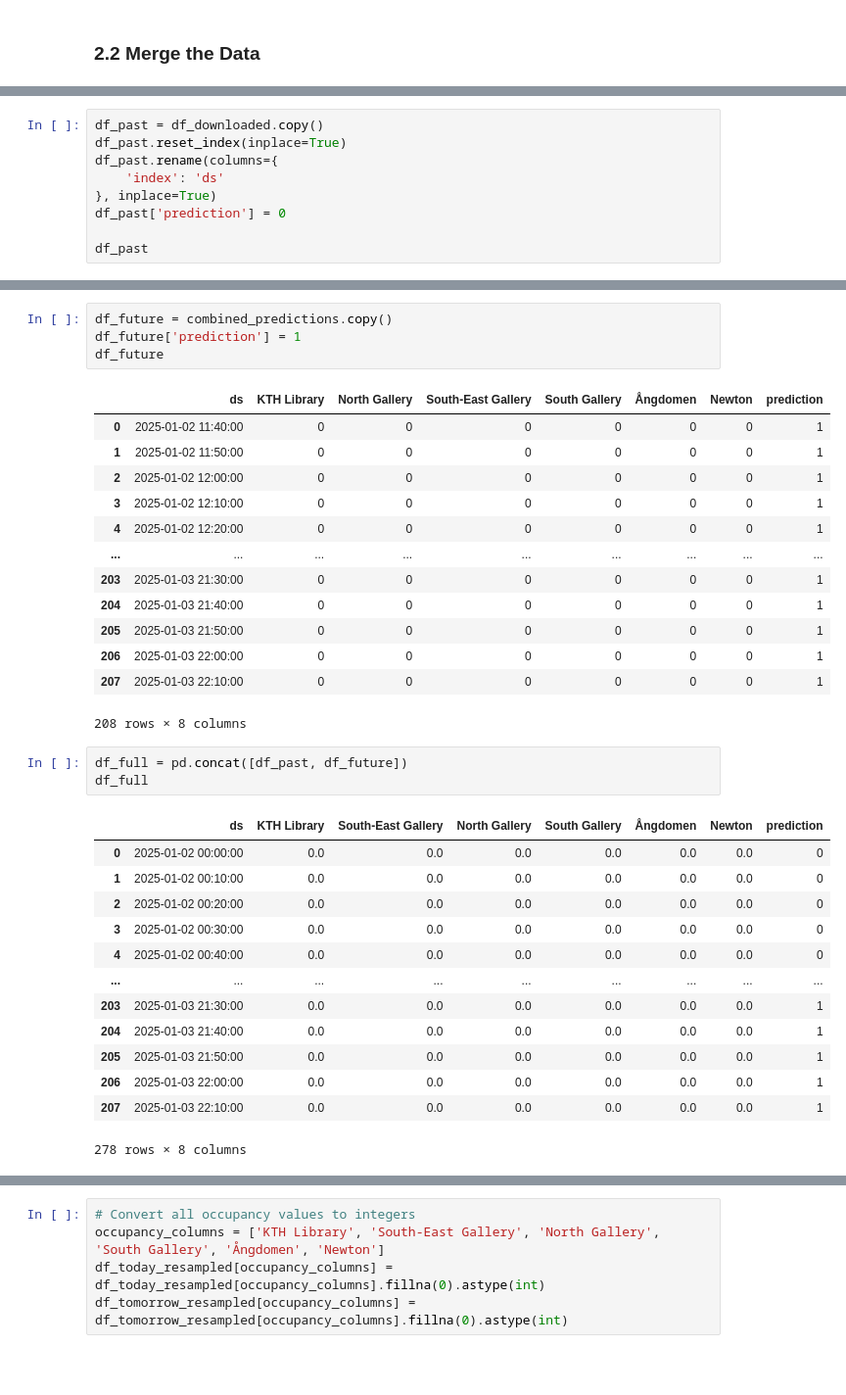
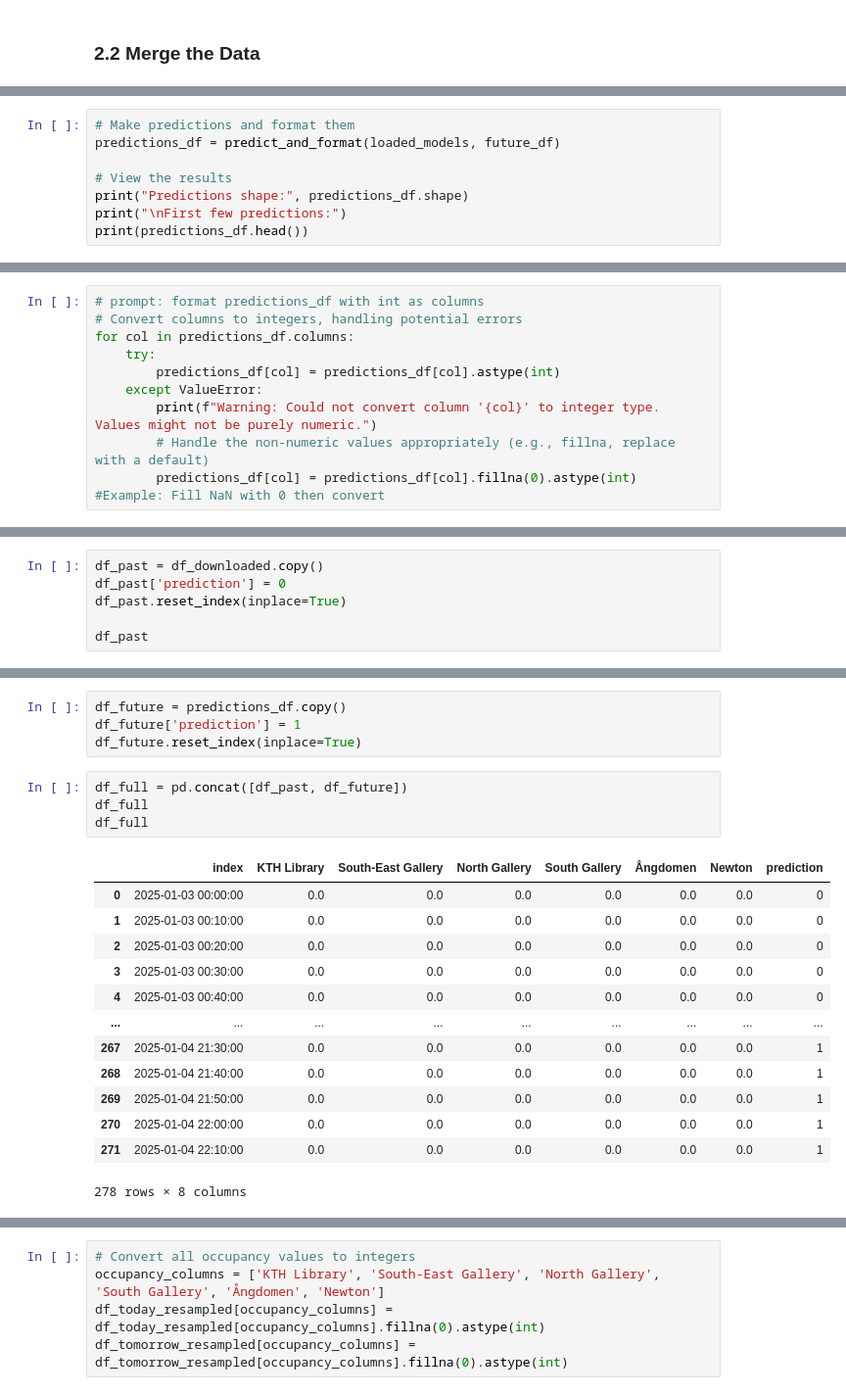
Before and after one commit to davidenascivera/KTH_seat_predictor, a Jupyter notebook: training_inference/OBT_3_inference.ipynb, the cells around one changed output, grey strips where cells are left out. Shown at 98% size. Drawn from its saved outputs; the diff is of its cells as text; blank space fills up the shorter version.

```diff
--- a/training_inference/OBT_3_inference.ipynb
+++ b/training_inference/OBT_3_inference.ipynb
@@ -701,0 +832,8 @@ memory usage: 11.5 KB
+# %%
+# Make predictions and format them
+predictions_df = predict_and_format(loaded_models, future_df)
+
+# View the results
+print("Predictions shape:", predictions_df.shape)
+print("\nFirst few predictions:")
+print(predictions_df.head())
@@ -702 +859,11 @@ memory usage: 11.5 KB
+# %%
+# prompt: format predictions_df with int as columns
+# Convert columns to integers, handling potential errors
+for col in predictions_df.columns:
+    try:
+        predictions_df[col] = predictions_df[col].astype(int)
+    except ValueError:
+        print(f"Warning: Could not convert column '{col}' to integer type.  Values might not be purely numeric.")
+        # Handle the non-numeric values appropriately (e.g., fillna, replace with a default)
+        predictions_df[col] = predictions_df[col].fillna(0).astype(int) #Example: Fill NaN with 0 then convert
 # %% [markdown]
@@ -704,10 +871,7 @@ memory usage: 11.5 KB
 # %%
 df_past = df_downloaded.copy()
+df_past['prediction'] = 0
 df_past.reset_index(inplace=True)
-df_past.rename(columns={
-    'index': 'ds'
-}, inplace=True)
-df_past['prediction'] = 0
 
 df_past
 # %% [output]
@@ -727,35 +885,22 @@ df_past
 # %%
-df_future = combined_predictions.copy()
+df_future = predictions_df.copy()
 df_future['prediction'] = 1
-df_future
+df_future.reset_index(inplace=True)
-# %% [output]
-|  | ds | KTH Library | North Gallery | South-East Gallery | South Gallery | Ångdomen | Newton | prediction |
-| 0 | 2025-01-02 11:40:00 | 0 | 0 | 0 | 0 | 0 | 0 | 1 |
-| 1 | 2025-01-02 11:50:00 | 0 | 0 | 0 | 0 | 0 | 0 | 1 |
-| 2 | 2025-01-02 12:00:00 | 0 | 0 | 0 | 0 | 0 | 0 | 1 |
-| 3 | 2025-01-02 12:10:00 | 0 | 0 | 0 | 0 | 0 | 0 | 1 |
-| 4 | 2025-01-02 12:20:00 | 0 | 0 | 0 | 0 | 0 | 0 | 1 |
-| ... | ... | ... | ... | ... | ... | ... | ... | ... |
-| 203 | 2025-01-03 21:30:00 | 0 | 0 | 0 | 0 | 0 | 0 | 1 |
-| 204 | 2025-01-03 21:40:00 | 0 | 0 | 0 | 0 | 0 | 0 | 1 |
-| 205 | 2025-01-03 21:50:00 | 0 | 0 | 0 | 0 | 0 | 0 | 1 |
-| 206 | 2025-01-03 22:00:00 | 0 | 0 | 0 | 0 | 0 | 0 | 1 |
-| 207 | 2025-01-03 22:10:00 | 0 | 0 | 0 | 0 | 0 | 0 | 1 |
-208 rows × 8 columns
 # %%
 df_full = pd.concat([df_past, df_future])
 df_full
+df_full
 # %% [output]
-|  | ds | KTH Library | South-East Gallery | North Gallery | South Gallery | Ångdomen | Newton | prediction |
-| 0 | 2025-01-02 00:00:00 | 0.0 | 0.0 | 0.0 | 0.0 | 0.0 | 0.0 | 0 |
-| 1 | 2025-01-02 00:10:00 | 0.0 | 0.0 | 0.0 | 0.0 | 0.0 | 0.0 | 0 |
-| 2 | 2025-01-02 00:20:00 | 0.0 | 0.0 | 0.0 | 0.0 | 0.0 | 0.0 | 0 |
-| 3 | 2025-01-02 00:30:00 | 0.0 | 0.0 | 0.0 | 0.0 | 0.0 | 0.0 | 0 |
-| 4 | 2025-01-02 00:40:00 | 0.0 | 0.0 | 0.0 | 0.0 | 0.0 | 0.0 | 0 |
+|  | index | KTH Library | South-East Gallery | North Gallery | South Gallery | Ångdomen | Newton | prediction |
+| 0 | 2025-01-03 00:00:00 | 0.0 | 0.0 | 0.0 | 0.0 | 0.0 | 0.0 | 0 |
+| 1 | 2025-01-03 00:10:00 | 0.0 | 0.0 | 0.0 | 0.0 | 0.0 | 0.0 | 0 |
+| 2 | 2025-01-03 00:20:00 | 0.0 | 0.0 | 0.0 | 0.0 | 0.0 | 0.0 | 0 |
+| 3 | 2025-01-03 00:30:00 | 0.0 | 0.0 | 0.0 | 0.0 | 0.0 | 0.0 | 0 |
+| 4 | 2025-01-03 00:40:00 | 0.0 | 0.0 | 0.0 | 0.0 | 0.0 | 0.0 | 0 |
 | ... | ... | ... | ... | ... | ... | ... | ... | ... |
-| 203 | 2025-01-03 21:30:00 | 0.0 | 0.0 | 0.0 | 0.0 | 0.0 | 0.0 | 1 |
-| 204 | 2025-01-03 21:40:00 | 0.0 | 0.0 | 0.0 | 0.0 | 0.0 | 0.0 | 1 |
-| 205 | 2025-01-03 21:50:00 | 0.0 | 0.0 | 0.0 | 0.0 | 0.0 | 0.0 | 1 |
-| 206 | 2025-01-03 22:00:00 | 0.0 | 0.0 | 0.0 | 0.0 | 0.0 | 0.0 | 1 |
-| 207 | 2025-01-03 22:10:00 | 0.0 | 0.0 | 0.0 | 0.0 | 0.0 | 0.0 | 1 |
+| 267 | 2025-01-04 21:30:00 | 0.0 | 0.0 | 0.0 | 0.0 | 0.0 | 0.0 | 1 |
+| 268 | 2025-01-04 21:40:00 | 0.0 | 0.0 | 0.0 | 0.0 | 0.0 | 0.0 | 1 |
+| 269 | 2025-01-04 21:50:00 | 0.0 | 0.0 | 0.0 | 0.0 | 0.0 | 0.0 | 1 |
+| 270 | 2025-01-04 22:00:00 | 0.0 | 0.0 | 0.0 | 0.0 | 0.0 | 0.0 | 1 |
+| 271 | 2025-01-04 22:10:00 | 0.0 | 0.0 | 0.0 | 0.0 | 0.0 | 0.0 | 1 |
 278 rows × 8 columns
```
Also changed, not shown: parts of 55 cells of this notebook, 3 other files.
